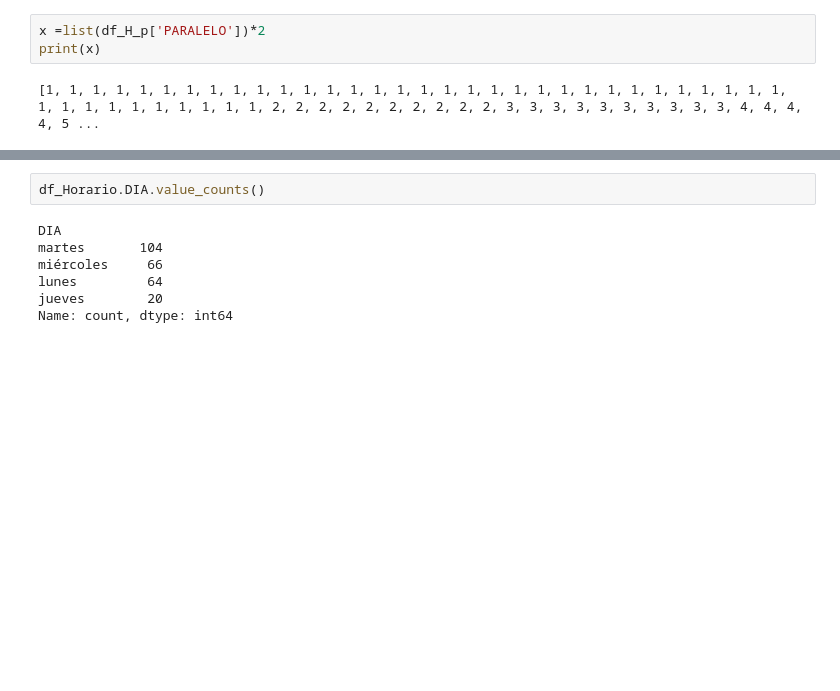
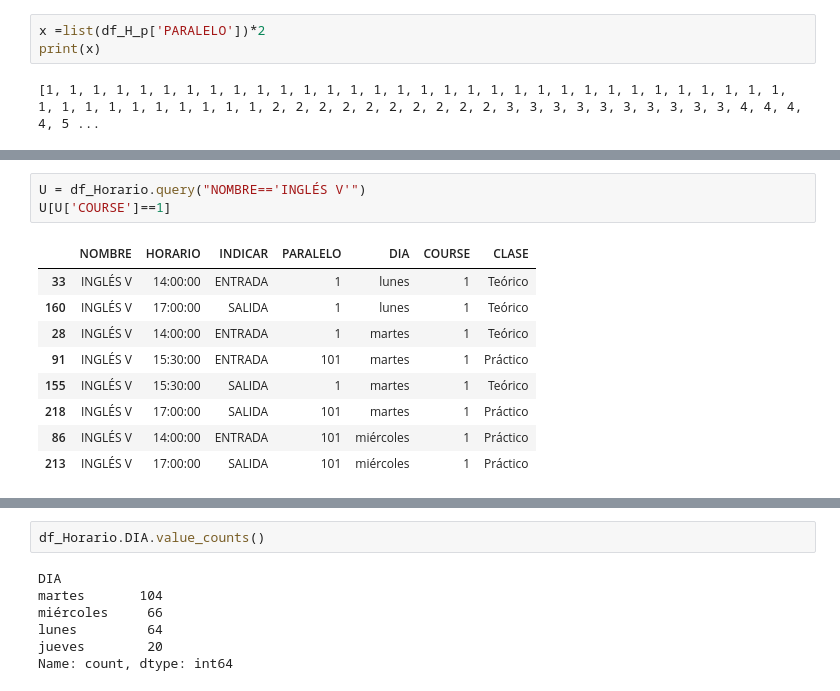
Before and after one commit to lromeror/Group_Slytheryn, a Jupyter notebook: EDA_ESPOL/EDA_ESPOL_PAE.ipynb, the cells around one changed output, grey strips where cells are left out. Cells and saved outputs as stored; diff of their text form; blank space fills up the shorter version.

```diff
--- a/EDA_ESPOL/EDA_ESPOL_PAE.ipynb
+++ b/EDA_ESPOL/EDA_ESPOL_PAE.ipynb
@@ -428,0 +444,13 @@ df_Horario = df_Horario.sort_values(by=['DIA','COURSE'])
+# %%
+U = df_Horario.query("NOMBRE=='INGLÉS V'")
+U[U['COURSE']==1]
+# %% [output]
+|  | NOMBRE | HORARIO | INDICAR | PARALELO | DIA | COURSE | CLASE |
+| 33 | INGLÉS V | 14:00:00 | ENTRADA | 1 | lunes | 1 | Teórico |
+| 160 | INGLÉS V | 17:00:00 | SALIDA | 1 | lunes | 1 | Teórico |
+| 28 | INGLÉS V | 14:00:00 | ENTRADA | 1 | martes | 1 | Teórico |
+| 91 | INGLÉS V | 15:30:00 | ENTRADA | 101 | martes | 1 | Práctico |
+| 155 | INGLÉS V | 15:30:00 | SALIDA | 1 | martes | 1 | Teórico |
+| 218 | INGLÉS V | 17:00:00 | SALIDA | 101 | martes | 1 | Práctico |
+| 86 | INGLÉS V | 14:00:00 | ENTRADA | 101 | miércoles | 1 | Práctico |
+| 213 | INGLÉS V | 17:00:00 | SALIDA | 101 | miércoles | 1 | Práctico |
```
Also changed, not shown: parts of 8 cells of this notebook.
